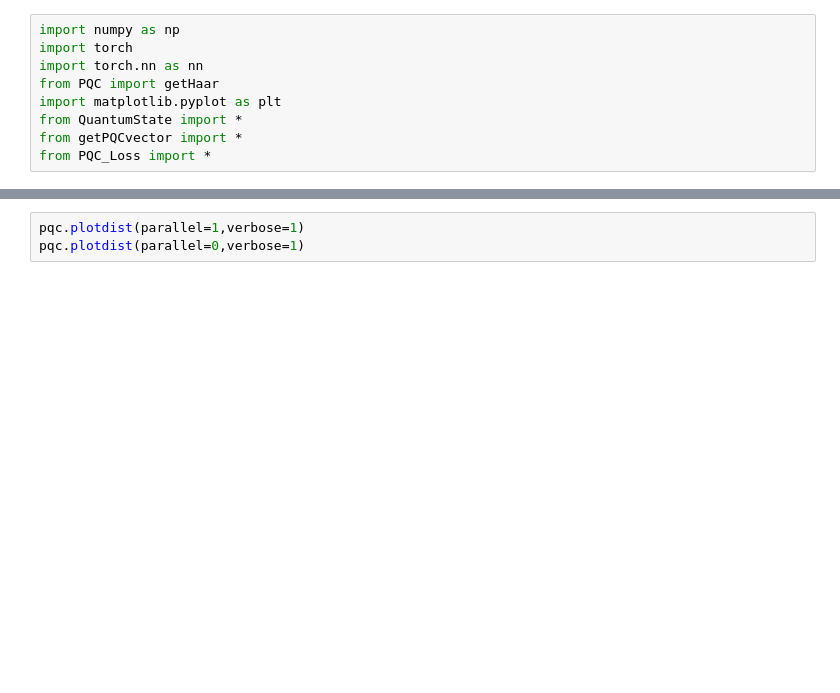
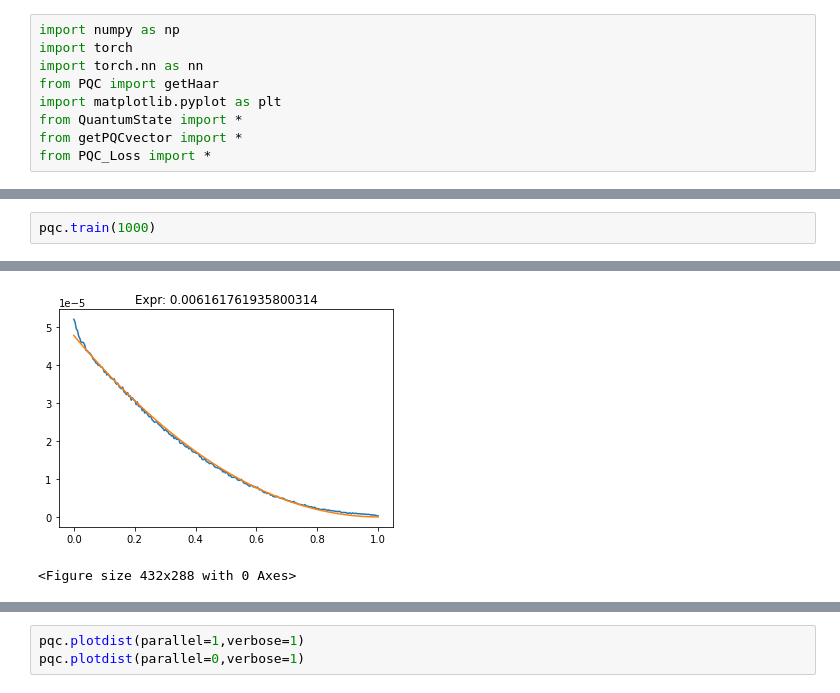
Before and after one commit to String137/PQC, a Jupyter notebook: PQCNN.ipynb, the cells around one changed output, grey strips where cells are left out. Cells and saved outputs as stored; diff of their text form; blank space fills up the shorter version.

```diff
--- a/PQCNN.ipynb
+++ b/PQCNN.ipynb
@@ -133,0 +183,3 @@ epoch:  10 loss:  tensor(0.6625, grad_fn=<SumBackward0>)
+# %%
+pqc.train(1000)
+# %% [output]
@@ -133,0 +203,2 @@ epoch:  10 loss:  tensor(0.6625, grad_fn=<SumBackward0>)
+[figure, added]
+<Figure size 432x288 with 0 Axes>
```
Also changed, not shown: parts of 16 cells of this notebook, 12 other files.
